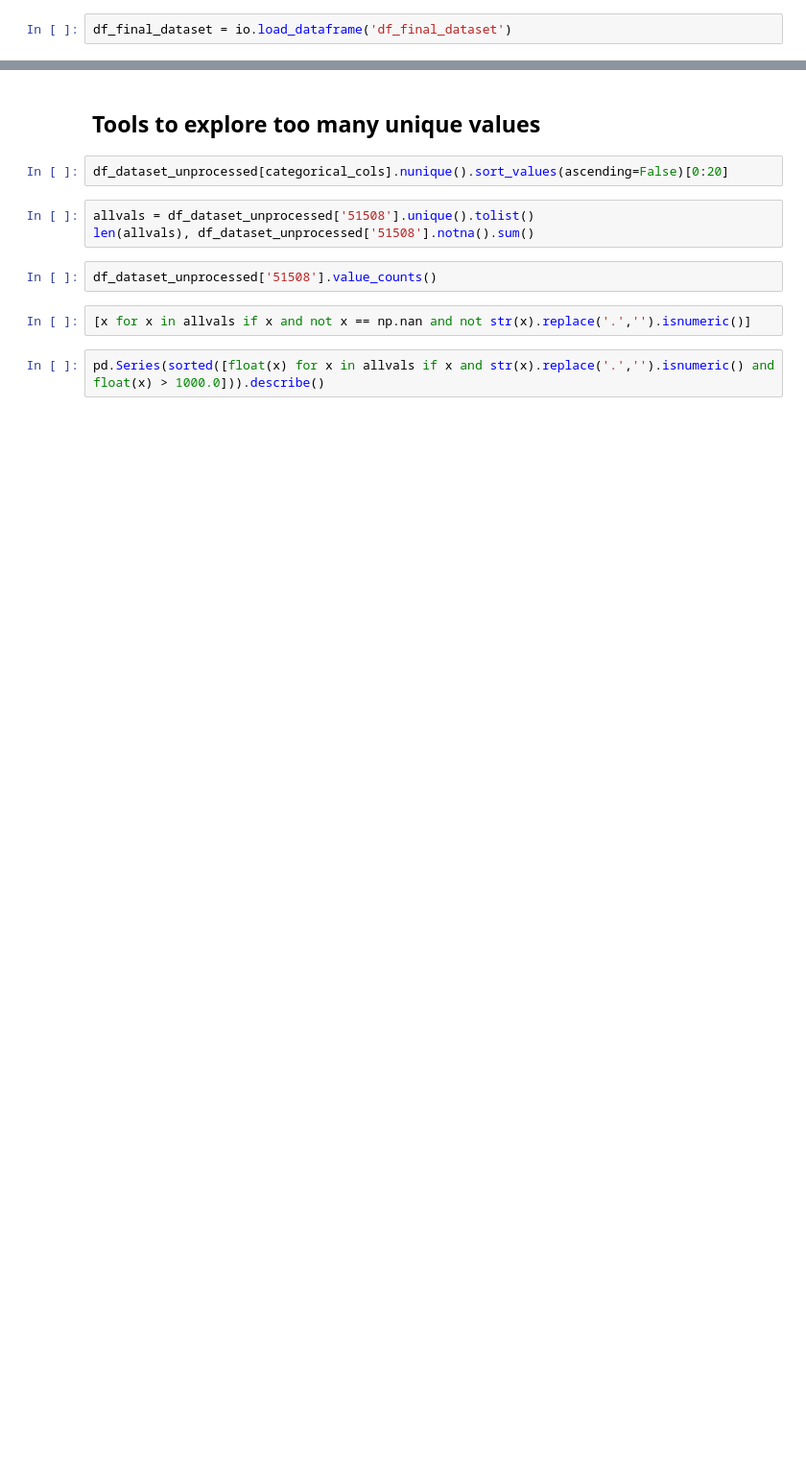
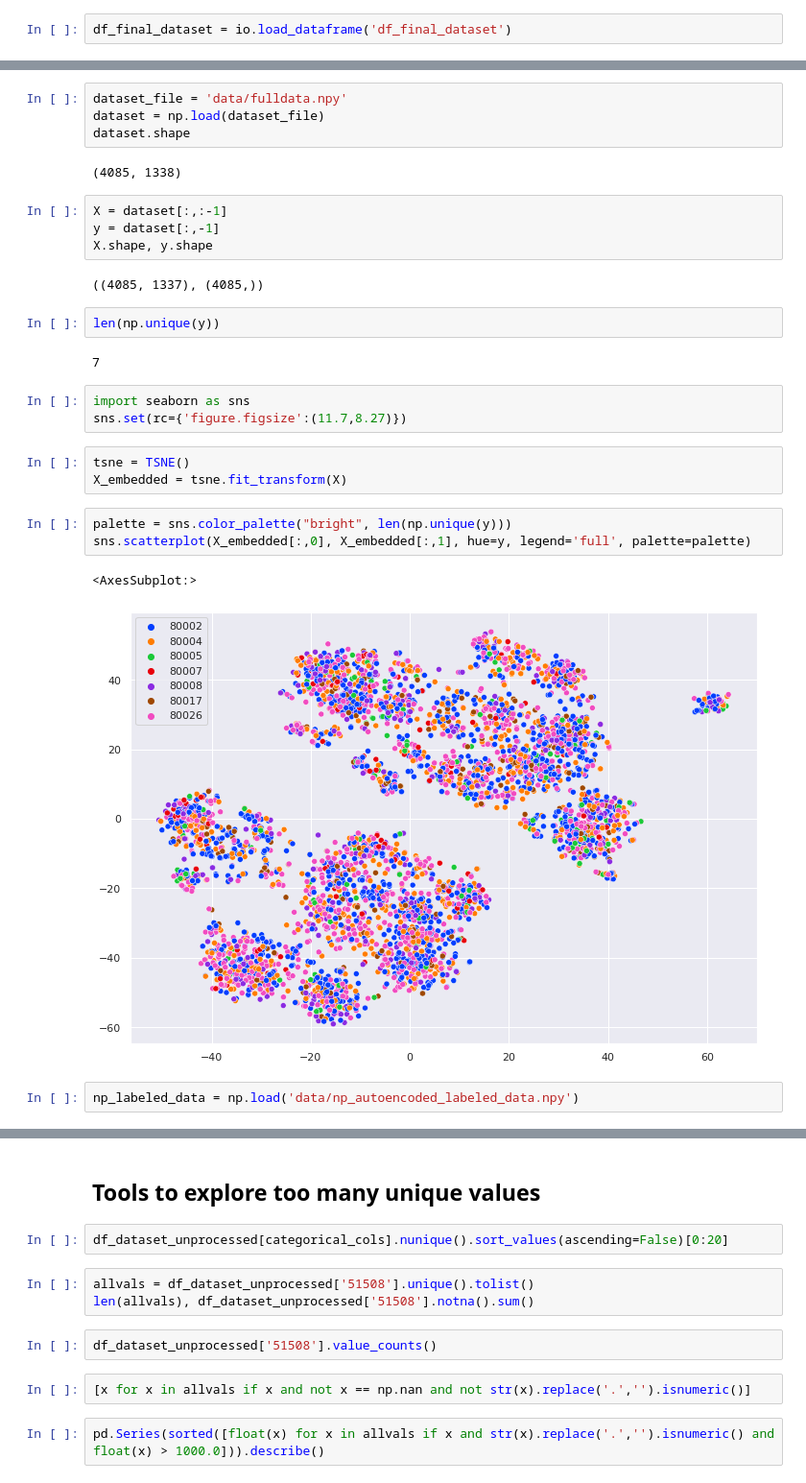
Before and after one commit to The-Electric-Moccasins/resistance-prediction, a Jupyter notebook: build_dataset.ipynb, the cells around one changed output, grey strips where cells are left out. Shown at 96% size. Cells and saved outputs as stored; diff of their text form; blank space fills up the shorter version.

```diff
--- a/build_dataset.ipynb
+++ b/build_dataset.ipynb
@@ -65,0 +149,30 @@ df_cohort
+# %%
+dataset_file = 'data/fulldata.npy'
+dataset = np.load(dataset_file)
+dataset.shape
+# %% [output]
+(4085, 1338)
+# %%
+X = dataset[:,:-1]
+y = dataset[:,-1]
+X.shape, y.shape
+# %% [output]
+((4085, 1337), (4085,))
+# %%
+len(np.unique(y))
+# %% [output]
+7
+# %%
+import seaborn as sns
+sns.set(rc={'figure.figsize':(11.7,8.27)})
+# %%
+tsne = TSNE()
+X_embedded = tsne.fit_transform(X)
+# %%
+palette = sns.color_palette("bright", len(np.unique(y)))
+sns.scatterplot(X_embedded[:,0], X_embedded[:,1], hue=y, legend='full', palette=palette)
+# %% [output]
+<AxesSubplot:>
+[figure, added]
+# %%
+np_labeled_data = np.load('data/np_autoencoded_labeled_data.npy')
```
Also changed, not shown: parts of 36 cells of this notebook, 11 other files.
